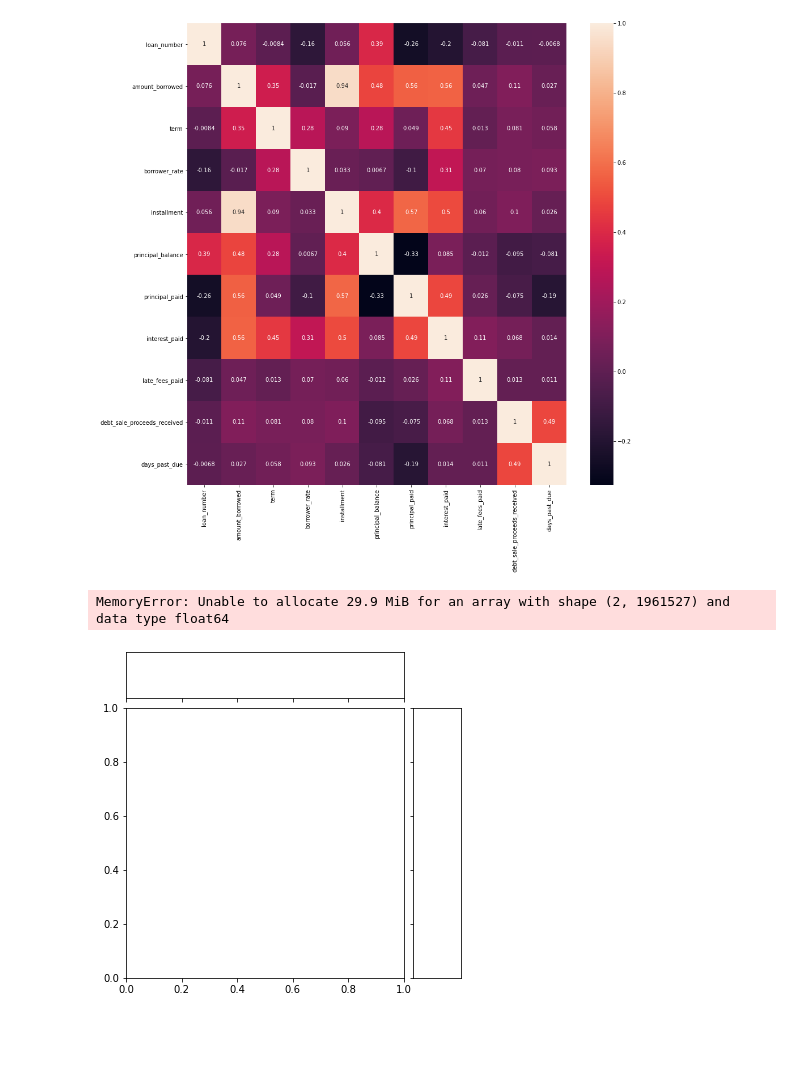
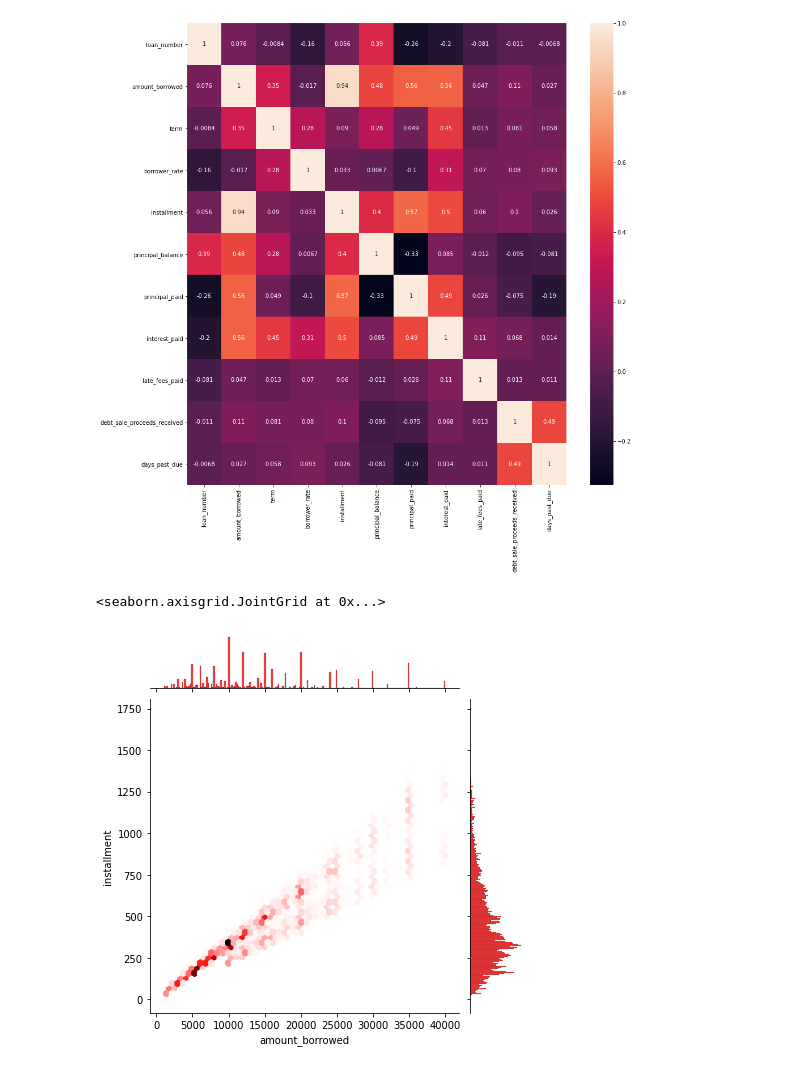
Before and after one commit to zonbloop/P2P_Lending.github.io, a Jupyter notebook: P2P.ipynb, the cells around one changed output. Drawn from its saved outputs; the diff is of its cells as text; code cells hidden in the pictures; blank space fills up the shorter version.

```diff
--- a/P2P.ipynb
+++ b/P2P.ipynb
@@ -95,10 +92,10 @@ sns.heatmap(corrMatrix, annot=True, ax=ax)
 <matplotlib.axes._subplots.AxesSubplot at 0x...>
 [figure]
 # %%
-sns.jointplot(x = "amount_borrowed", y = "installment", data=data, color='green', kind="hex")
+sns.jointplot(x = "amount_borrowed", y = "installment", data=data, color='red', kind="hex")
 # %% [output]
-MemoryError: Unable to allocate 29.9 MiB for an array with shape (2, 1961527) and data type float64
+<seaborn.axisgrid.JointGrid at 0x...>
-[figure, old version]
+[figure, new version]
 # %%
 #pd.plotting.scatter_matrix(data[["loan_number","amount_borrowed","principal_paid","interest_paid"]], alpha=0.2)
 df = data[["loan_number","amount_borrowed","principal_paid","interest_paid","grade"]]
```
Also changed, not shown: parts of 11 cells of this notebook.
